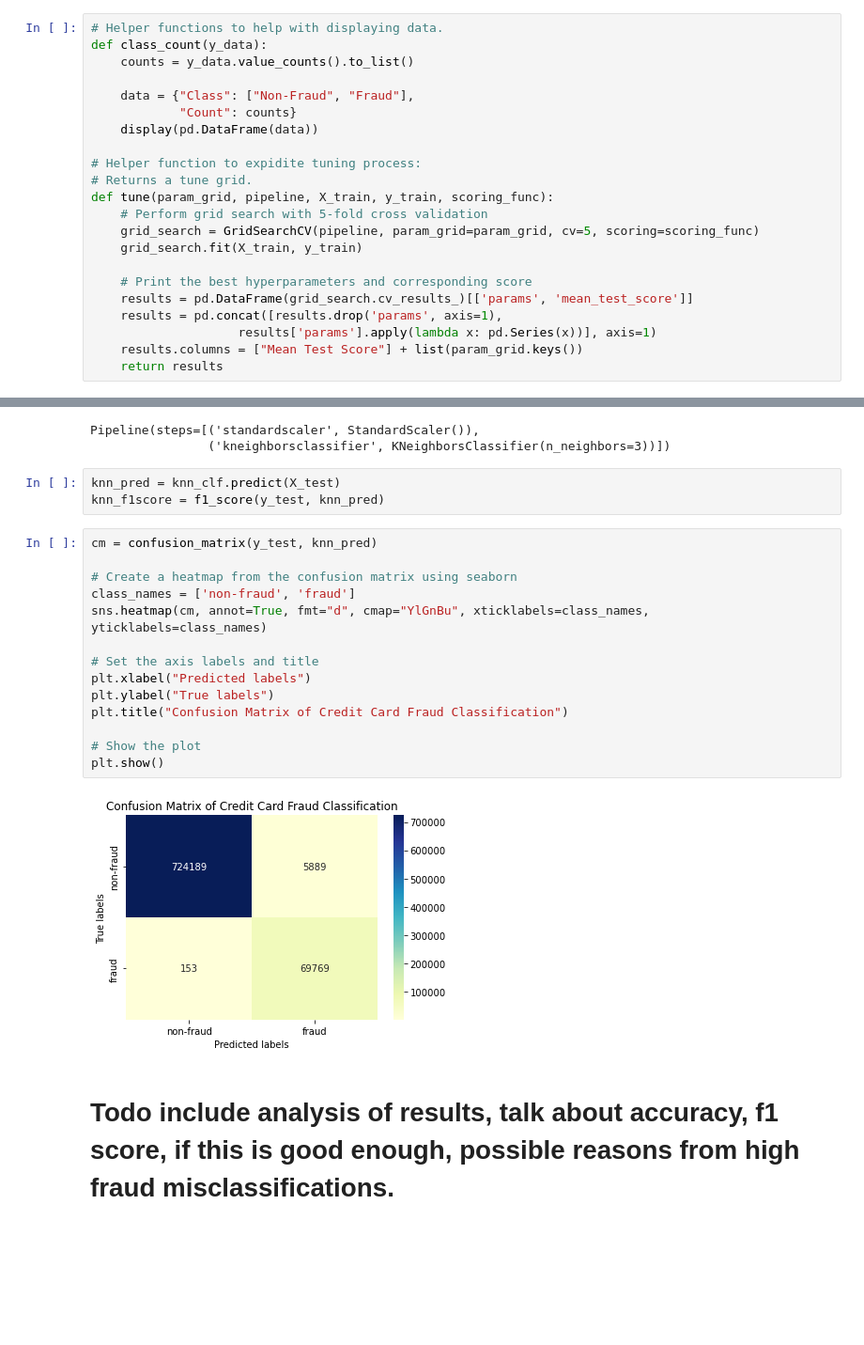
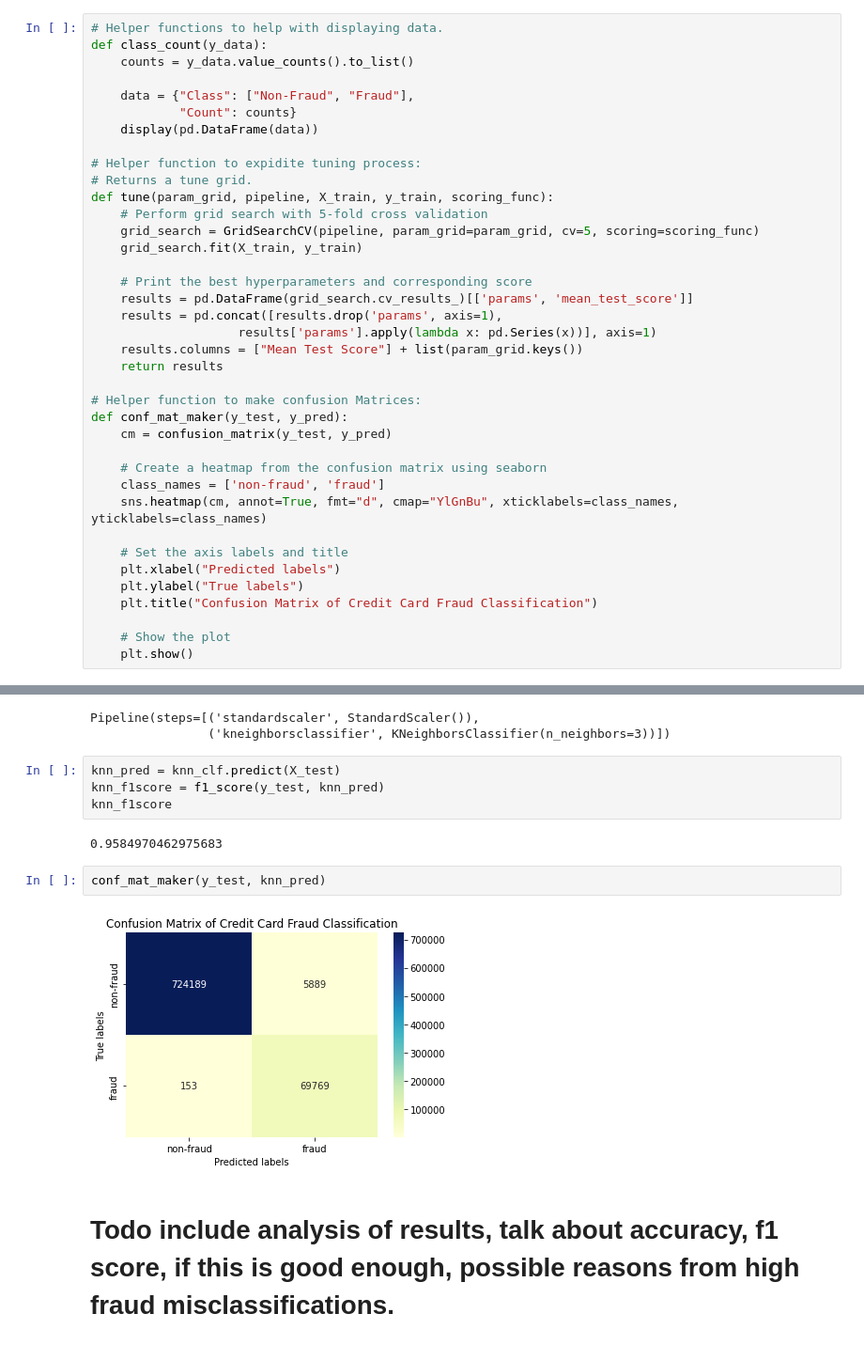
Before and after one commit to JonAndYu/ECON323-Project, a Jupyter notebook: project.ipynb, the cells around one changed output, grey strips where cells are left out. Shown: that part at 94% size. Drawn from its saved outputs; the diff is of its cells as text; blank space fills up the shorter version.

Commit message:
Added conf maker code

```diff
--- a/project.ipynb
+++ b/project.ipynb
@@ -85,6 +85,22 @@ def tune(param_grid, pipeline, X_train, y_train, scoring_func):
                     results['params'].apply(lambda x: pd.Series(x))], axis=1)
     results.columns = ["Mean Test Score"] + list(param_grid.keys())
     return results
+
+# Helper function to make confusion Matrices:
+def conf_mat_maker(y_test, y_pred):
+    cm = confusion_matrix(y_test, y_pred)
+
+    # Create a heatmap from the confusion matrix using seaborn
+    class_names = ['non-fraud', 'fraud']
+    sns.heatmap(cm, annot=True, fmt="d", cmap="YlGnBu", xticklabels=class_names, yticklabels=class_names)
+
+    # Set the axis labels and title
+    plt.xlabel("Predicted labels")
+    plt.ylabel("True labels")
+    plt.title("Confusion Matrix of Credit Card Fraud Classification")
+
+    # Show the plot
+    plt.show()
 # %%
 raw_df = pd.read_csv('data/card_transdata.csv')
 raw_df.head()
@@ -296,22 +312,13 @@ Pipeline(steps=[('standardscaler', StandardScaler()),
 # %%
 knn_pred = knn_clf.predict(X_test)
 knn_f1score = f1_score(y_test, knn_pred)
+knn_f1score
+# %% [output]
+0.9584970462975683
-# %%
-cm = confusion_matrix(y_test, knn_pred)
-
-# Create a heatmap from the confusion matrix using seaborn
-class_names = ['non-fraud', 'fraud']
-sns.heatmap(cm, annot=True, fmt="d", cmap="YlGnBu", xticklabels=class_names, yticklabels=class_names)
-
-# Set the axis labels and title
-plt.xlabel("Predicted labels")
-plt.ylabel("True labels")
-plt.title("Confusion Matrix of Credit Card Fraud Classification")
-
-# Show the plot
-plt.show()
-# %% [output]
-[figure, removed]
+# %%
+conf_mat_maker(y_test, knn_pred)
+# %% [output]
+[figure, added]
 # %% [markdown]
 # Todo include analysis of results, talk about accuracy, f1 score, if this is good enough, possible reasons from high fraud misclassifications.
 # %% [markdown]
```
Also changed, not shown: parts of 16 cells of this notebook.
